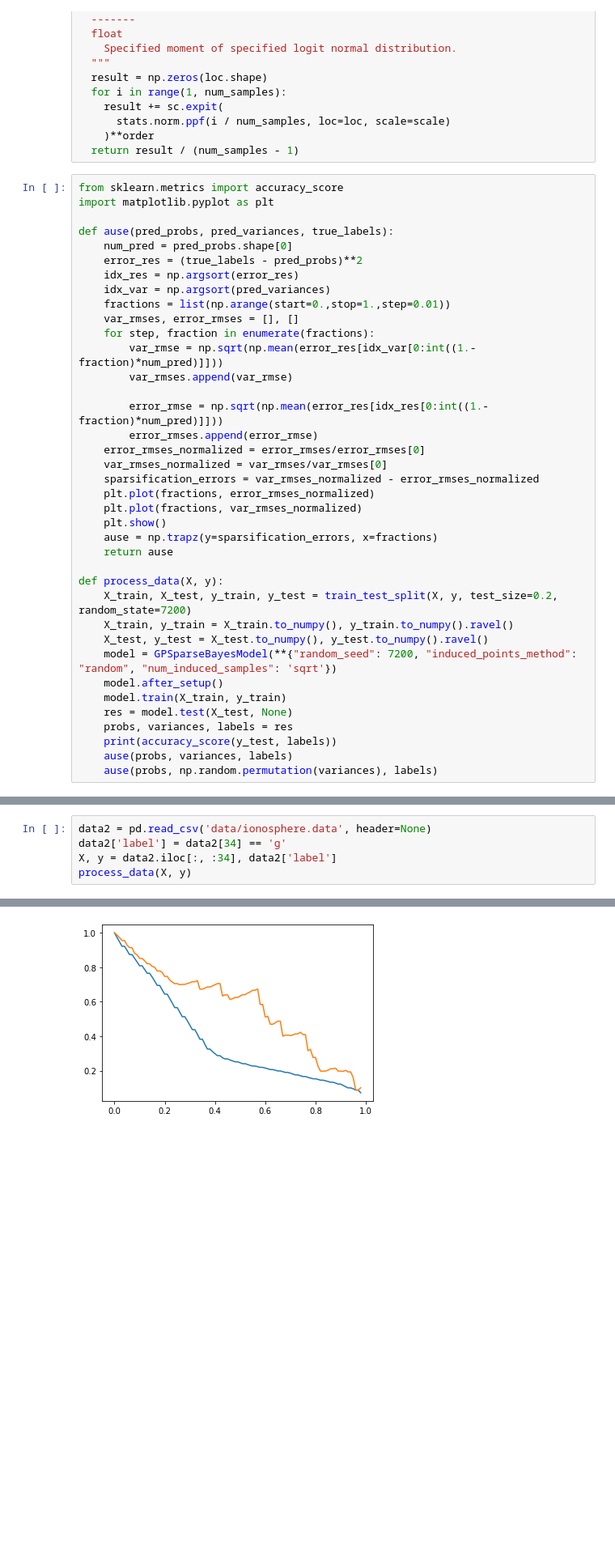
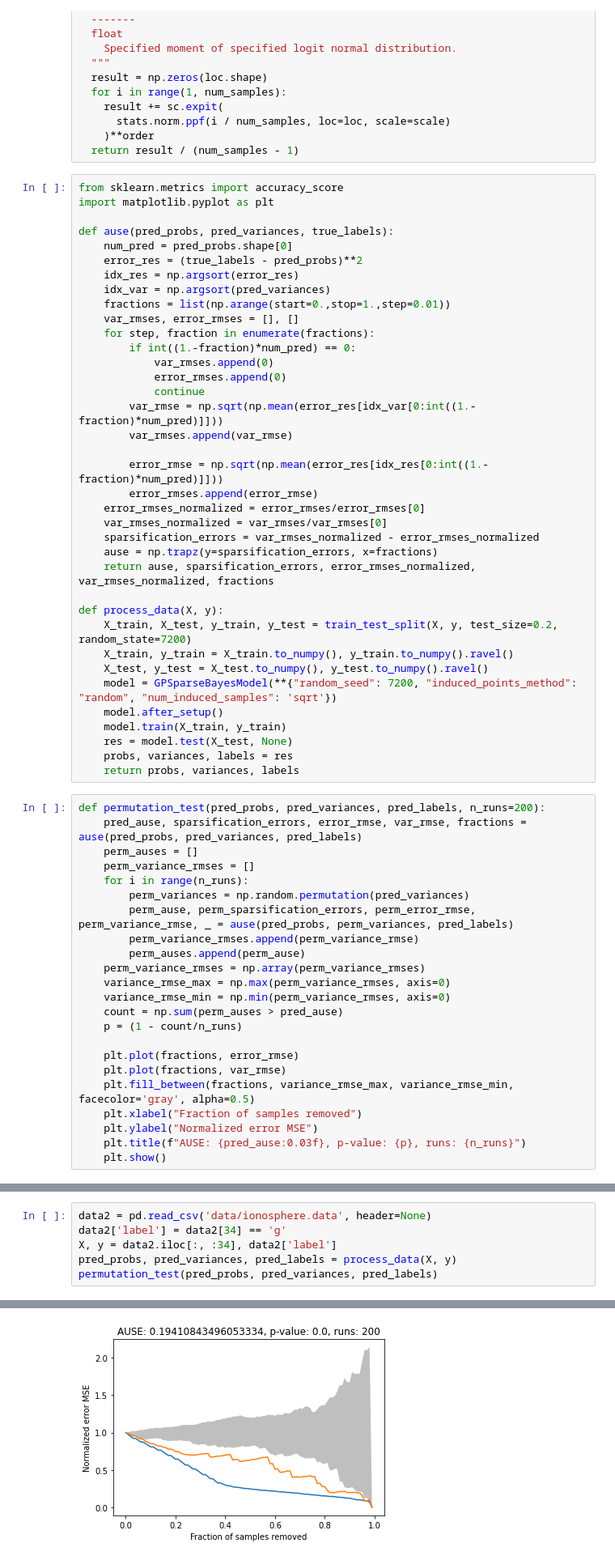
Before and after one commit to sharma-divyanshu/uncertainty_analysis, a Jupyter notebook: gp_sparse_bayes.ipynb, the cells around one changed output, grey strips where cells are left out. Shown at 81% size. Cells and saved outputs as stored; diff of their text form; blank space fills up the shorter version.

```diff
--- a/gp_sparse_bayes.ipynb
+++ b/gp_sparse_bayes.ipynb
@@ -168,6 +168,10 @@ def ause(pred_probs, pred_variances, true_labels):
     fractions = list(np.arange(start=0.,stop=1.,step=0.01))
     var_rmses, error_rmses = [], []
     for step, fraction in enumerate(fractions):
+        if int((1.-fraction)*num_pred) == 0:
+            var_rmses.append(0)
+            error_rmses.append(0)
+            continue
         var_rmse = np.sqrt(np.mean(error_res[idx_var[0:int((1.-fraction)*num_pred)]]))
         var_rmses.append(var_rmse)
 
@@ -176,11 +180,8 @@ def ause(pred_probs, pred_variances, true_labels):
     error_rmses_normalized = error_rmses/error_rmses[0]
     var_rmses_normalized = var_rmses/var_rmses[0]
     sparsification_errors = var_rmses_normalized - error_rmses_normalized
-    plt.plot(fractions, error_rmses_normalized)
-    plt.plot(fractions, var_rmses_normalized)
-    plt.show()
     ause = np.trapz(y=sparsification_errors, x=fractions)
-    return ause
+    return ause, sparsification_errors, error_rmses_normalized, var_rmses_normalized, fractions
 
 def process_data(X, y):
     X_train, X_test, y_train, y_test = train_test_split(X, y, test_size=0.2, random_state=7200)
@@ -191,9 +192,30 @@ def process_data(X, y):
     model.train(X_train, y_train)
     res = model.test(X_test, None)
     probs, variances, labels = res
-    print(accuracy_score(y_test, labels))
-    ause(probs, variances, labels)
-    ause(probs, np.random.permutation(variances), labels)
+    return probs, variances, labels
+# %%
+def permutation_test(pred_probs, pred_variances, pred_labels, n_runs=200):
+    pred_ause, sparsification_errors, error_rmse, var_rmse, fractions = ause(pred_probs, pred_variances, pred_labels)
+    perm_auses = []
+    perm_variance_rmses = []
+    for i in range(n_runs):
+        perm_variances = np.random.permutation(pred_variances)
+        perm_ause, perm_sparsification_errors, perm_error_rmse, perm_variance_rmse, _ = ause(pred_probs, perm_variances, pred_labels)
+        perm_variance_rmses.append(perm_variance_rmse)
+        perm_auses.append(perm_ause)
+    perm_variance_rmses = np.array(perm_variance_rmses)
+    variance_rmse_max = np.max(perm_variance_rmses, axis=0)
+    variance_rmse_min = np.min(perm_variance_rmses, axis=0)
+    count = np.sum(perm_auses > pred_ause)
+    p = (1 - count/n_runs)
+
+    plt.plot(fractions, error_rmse)
+    plt.plot(fractions, var_rmse)
+    plt.fill_between(fractions, variance_rmse_max, variance_rmse_min, facecolor='gray', alpha=0.5)
+    plt.xlabel("Fraction of samples removed")
+    plt.ylabel("Normalized error MSE")
+    plt.title(f"AUSE: {pred_ause:0.03f}, p-value: {p}, runs: {n_runs}")
+    plt.show()
 # %%
 import pandas as pd
 from sklearn.model_selection import train_test_split
@@ -210,5 +232,6 @@ process_data(X, y)
 data2 = pd.read_csv('data/ionosphere.data', header=None)
 data2['label'] = data2[34] == 'g'
 X, y = data2.iloc[:, :34], data2['label']
-process_data(X, y)
+pred_probs, pred_variances, pred_labels = process_data(X, y)
+permutation_test(pred_probs, pred_variances, pred_labels)
 # %% [output]
@@ -216 +238 @@ process_data(X, y)
-[figure, old version]
+[figure, new version]
```
Also changed, not shown: parts of 5 cells of this notebook, 3 other files.
